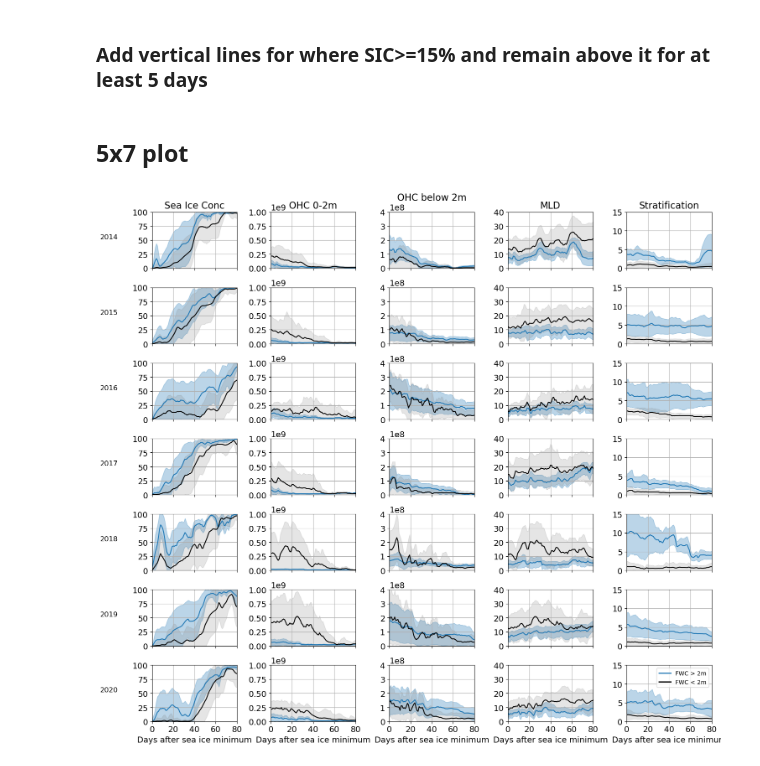
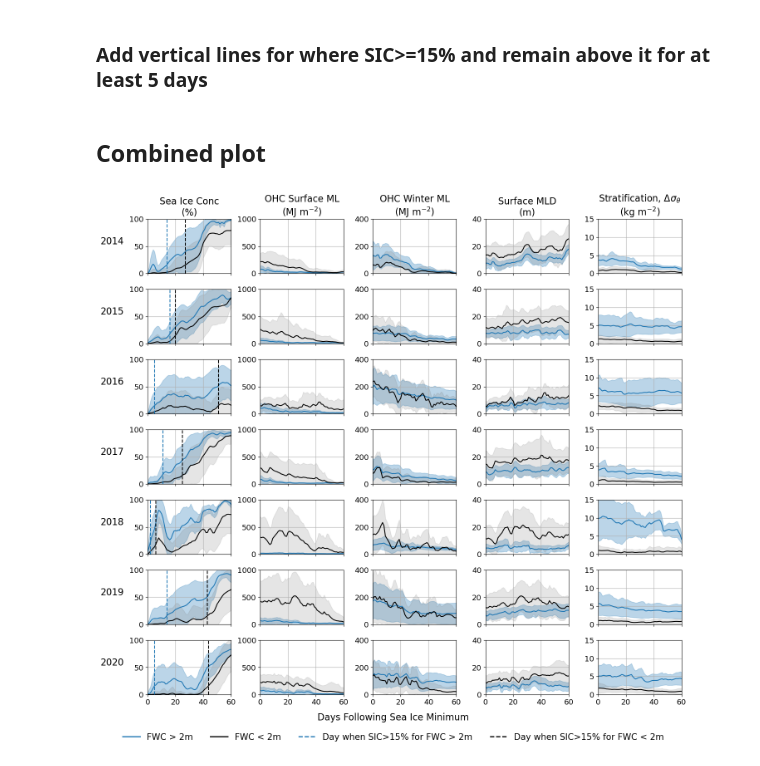
Before and after one commit to mjzahn/SASSIE_ECCO_salinity_stratification, a Jupyter notebook: notebooks/stratification_analyses/manuscript_figs/Combined_time_series_figure.ipynb, the cells around one changed output. Cells and saved outputs as stored; diff of their text form; code cells hidden in the pictures.

Commit message:
time series plot updated

```diff
--- a/notebooks/stratification_analyses/manuscript_figs/Combined_time_series_figure.ipynb
+++ b/notebooks/stratification_analyses/manuscript_figs/Combined_time_series_figure.ipynb
@@ -51,11 +52,11 @@ ohc_mld_ds = xr.open_zarr('/home/jpluser/efs-mount-point/mzahn/sassie/HH/ZARR/OH
 ohc_mld_win_ds = xr.open_zarr('/home/jpluser/efs-mount-point/mzahn/sassie/HH/ZARR/OHC/OHC_MLD_winter_Beaufort.ZARR')
 
 # select all cells with FWC above and below 2
-ohc_fwc_over_2m = ohc_mld_ds.ohc.where(fwc_yrs_masked>2).load()
-ohc_fwc_under_2m = ohc_mld_ds.ohc.where(fwc_yrs_masked<2).load()
+ohc_fwc_over_2m =(ohc_mld_ds.ohc/1e6).where(fwc_yrs_masked>2).load() # convert J to MJ
+ohc_fwc_under_2m = (ohc_mld_ds.ohc/1e6).where(fwc_yrs_masked<2).load() # convert J to MJ
 
-ohc_below_fwc_over_2m = ohc_mld_win_ds.ohc_winter.where(fwc_yrs_masked>2).load()
-ohc_below_fwc_under_2m = ohc_mld_win_ds.ohc_winter.where(fwc_yrs_masked<2).load()
+ohc_below_fwc_over_2m = (ohc_mld_win_ds.ohc_winter/1e6).where(fwc_yrs_masked>2).load()
+ohc_below_fwc_under_2m = (ohc_mld_win_ds.ohc_winter/1e6).where(fwc_yrs_masked<2).load()
 # %%
 mld_da = xr.open_zarr('/home/jpluser/efs-mount-point/mzahn/sassie/HH/ZARR/MLD/MLD_Beaufort_updated.ZARR')
 
@@ -103,7 +104,7 @@ for year in years:
     ice_fwc_over_2m_dates.append(ice_over_date)
     ice_fwc_under_2m_dates.append(ice_under_date)
 # %% [markdown]
-## 5x7 plot
+## Combined plot
 # %%
 def compute_aligned_stats(data_over, data_under, year):
     # Select data for a specific year
@@ -125,7 +126,7 @@ def compute_aligned_stats(data_over, data_under, year):
 
     return x, mean_over, std_over, mean_under, std_under
 
-def plot_variable_row(fig, axes_row, year, variable_pairs, titles, row_idx):
+def plot_variable_row(fig, axes_row, year, variable_pairs, titles, ice_fwc_over_2m_dates, ice_fwc_under_2m_dates, row_idx):
     for j, ((data_over, data_under), title) in enumerate(zip(variable_pairs, titles)):
         ax = axes_row[j]
         x, mean_over, std_over, mean_under, std_under = compute_aligned_stats(data_over, data_under, year)
@@ -136,51 +137,86 @@ def plot_variable_row(fig, axes_row, year, variable_pairs, titles, row_idx):
         ax.plot(x, mean_under, color='k', label='FWC < 2m')
         ax.fill_between(x, mean_under - std_under, mean_under + std_under, color='gray', alpha=0.2)
 
-        ax.set_xlim([0, 80])
+        ax.set_xlim([0, 60])
         ax.grid(True)
 
         if j == 0:
-            ax.set_ylabel(f"{year}", rotation=0, labelpad=40, fontsize=12)
-        if row_idx == len(years) - 1:
-            ax.set_xlabel("Days after sea ice minimum")
+            ax.set_ylabel(f"{year}", rotation=0, labelpad=30, fontsize=16)
+            ax.axvline(x=np.where(mean_over.time.values == ice_fwc_over_2m_dates[row_idx])[0][0],color='tab:blue',linestyle='dashed')
+            ax.axvline(x=np.where(mean_under.time.values == ice_fwc_under_2m_dates[row_idx])[0][0],color='k',linestyle='dashed')
+
         if year == 2014:
             ax.set_title(title, fontsize=16)
 # %%
 years = np.arange(2014, 2021)
 nrows, ncols = len(years), 5
 
 # Your variable list: each is a tuple (over_2m, under_2m)
 variable_pairs = [
     (ice_fwc_over_2m, ice_fwc_under_2m),
     (ohc_fwc_over_2m, ohc_fwc_under_2m),
     (ohc_below_fwc_over_2m, ohc_below_fwc_under_2m),
     (mld_fwc_over_2m, mld_fwc_under_2m),
     (strat_fwc_over_2m, strat_fwc_under_2m)
 ]
 
-variable_titles = ['Sea Ice Conc', 'OHC 0-2m', 'OHC below 2m', 'MLD', 'Stratification']
+variable_titles = [
+    'Sea Ice Conc\n(%)',
+    'OHC Surface ML\n(MJ m$^{-2}$)',
+    'OHC Winter ML\n(MJ m$^{-2}$)',
+    'Surface MLD\n(m)',
+    'Stratification, $\Delta \\sigma_{\\theta}$\n(kg m$^{-2}$)'
+]
 
 # --- Create figure ---
-plt.rcParams['font.size'] = 14
-fig, axes = plt.subplots(nrows=nrows, ncols=ncols, figsize=(15, 14), sharex=True, sharey='col')
-plt.rcParams['font.size'] = 10
+plt.rcParams['font.size'] = 13
+fig, axes = plt.subplots(nrows=nrows, ncols=ncols, figsize=(14.5, 14), sharex=True, sharey='col')
 
 # Plot each row/year
 for i, year in enumerate(years):
-    plot_variable_row(fig, axes[i], year, variable_pairs, variable_titles, row_idx=i)
+    plot_variable_row(fig, axes[i], year, variable_pairs, variable_titles, ice_fwc_over_2m_dates, ice_fwc_under_2m_dates, row_idx=i)
 
 # Custom legend in one corner subplot
-custom_lines = [Line2D([0], [0], color='tab:blue', lw=2), Line2D([0], [0], color='k', lw=2)]
-axes[-1, -1].legend(custom_lines, ['FWC > 2m', 'FWC < 2m'], loc='upper right', fontsize=10)
+custom_lines = [Line2D([0], [0], color='tab:blue', lw=2), \
+                Line2D([0], [0], color='k', lw=2), \
+                Line2D([0], [0], color='tab:blue', lw=2, linestyle='dashed'), \
+                Line2D([0], [0], color='k', lw=2, linestyle='dashed')]
+# axes[-1, -1].legend(custom_lines, ['FWC > 2m', 'FWC < 2m'], loc='upper right', fontsize=10)
 
+fig.legend(
+    custom_lines,
+    ['FWC > 2m', 'FWC < 2m', 'Day when SIC>15% for FWC > 2m', 'Day when SIC>15% for FWC < 2m'],
+    loc='lower center',
+    bbox_to_anchor=(0.5, -0.01),  # adjust Y as needed
+    ncol=4,
+    fontsize=15,
+    frameon=False  # optional: no box around legend
+)
+
+# Set consistent y-axis limits per column
 axes[0,0].set_ylim(0,100)
-axes[0,1].set_ylim(0,1e9)
-axes[0,2].set_ylim(0,4e8)
+axes[0,1].set_ylim(0,1000)
+axes[0,2].set_ylim(0,400)
 axes[0,3].set_ylim(0,40)
 axes[0,4].set_ylim(0,15)
 
-# fig.suptitle("Seasonal Evolution by Year and Variable (FWC > 2m vs < 2m)", fontsize=16)
-plt.tight_layout(rect=[0, 0, 1, 0.96])
+# --- Add shared x-label ---
+fig.text(0.5, 0.04, 'Days Following Sea Ice Minimum', ha='center', fontsize=16)
+
+# for col in range(ncols-1):
+#     for row in range(nrows):
+#         ax = axes[row, col]
+#         labels = ax.get_yticklabels()
+        # for i, label in enumerate(labels):
+        #     if i % 2 == 1:  # hide every other label (e.g., odd-indexed ones)
+        #         label.set_visible(False)
+
+# Tight layout with room for x-label
+plt.tight_layout(rect=[0, 0.05, 1, 0.96])
+plt.subplots_adjust(wspace=0.35)
 plt.show()
+
+fig.savefig('/home/jpluser/git_repos/SASSIE_ECCO_salinity_stratification/figures/fwc_group_time_series.png', \
+            dpi=300, bbox_inches='tight')
 # %% [output]
-[figure, old version]
+[figure, new version]
```
Also changed, not shown: parts of 3 cells of this notebook, 2 other files.
